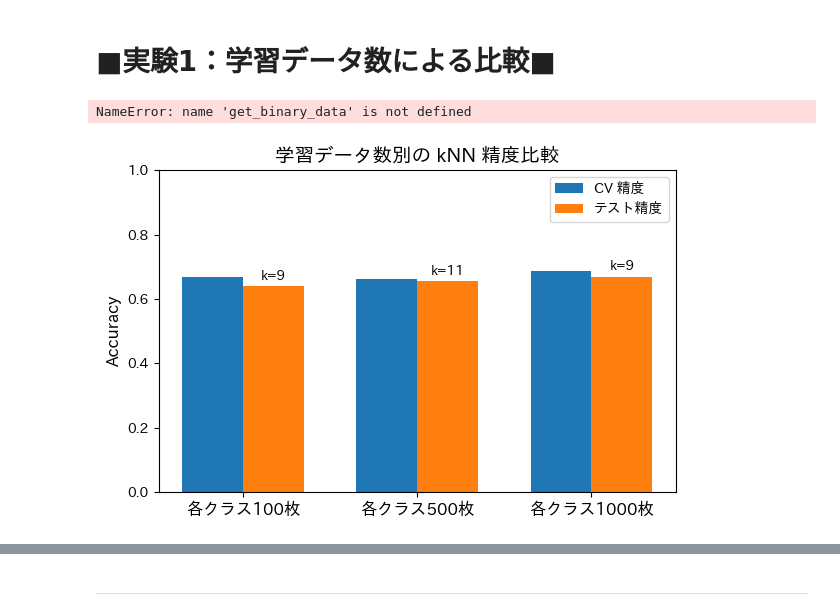
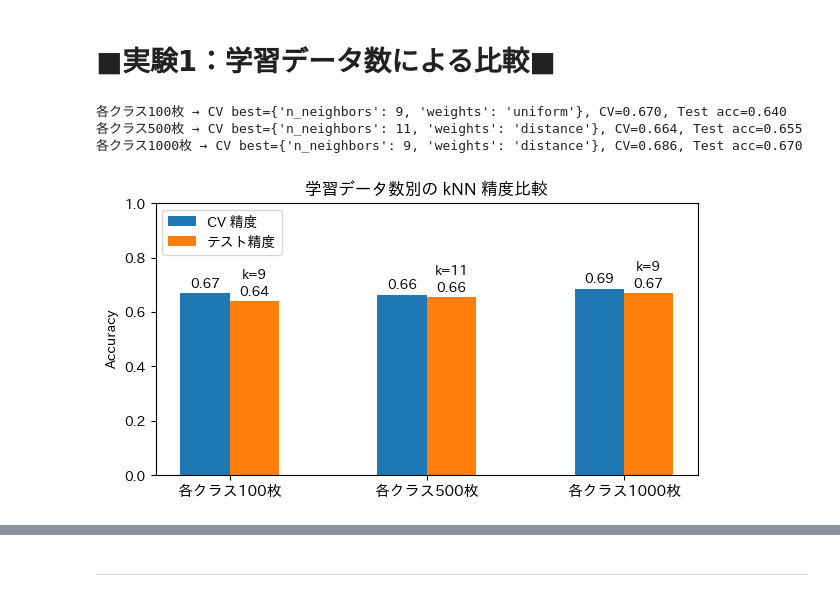
Before and after one commit to souldrive7/ECP, a Jupyter notebook: 教師あり学習課題‗村松先生.ipynb, the cells around one changed output, grey strips where cells are left out. Drawn from its saved outputs; the diff is of its cells as text; code cells hidden in the pictures.

```diff
--- a/教師あり学習課題‗村松先生.ipynb
+++ b/教師あり学習課題‗村松先生.ipynb
@@ -119,49 +168,53 @@ plt.legend(); plt.title("PCA 2D Projection"); plt.show()
 # %% [markdown]
 # ■実験1：学習データ数による比較■
 # %%
+# 実験1：学習データ数による比較
 for n in [100, 500, 1000]:
     Xb, yb, Xt, yt = get_binary_data(n_train_per_cls=n)
-    params, cv_score = optimize_knn(Xb.reshape(-1,3072), yb)
+    Xtr = Xb.reshape(-1,3072);  Xte = Xt.reshape(-1,3072)
+    params, cv_score = optimize_knn(Xtr, yb)
     acc = accuracy_score(yt, KNeighborsClassifier(**params)
-                         .fit(Xb.reshape(-1,3072),yb)
-                         .predict(Xt.reshape(-1,3072)))
-    print(f"各クラス{n}枚: CV best {params}, CV={cv_score:.3f}, Test acc={acc:.3f}")
+                         .fit(Xtr, yb).predict(Xte))
+    print(f"各クラス{n}枚 → CV best={params}, CV={cv_score:.3f}, Test acc={acc:.3f}")
 # %% [output]
-NameError: name 'get_binary_data' is not defined
+各クラス100枚 → CV best={'n_neighbors': 9, 'weights': 'uniform'}, CV=0.670, Test acc=0.640
+各クラス500枚 → CV best={'n_neighbors': 11, 'weights': 'distance'}, CV=0.664, Test acc=0.655
+各クラス1000枚 → CV best={'n_neighbors': 9, 'weights': 'distance'}, CV=0.686, Test acc=0.670
 # %%
-import numpy as np
-import matplotlib.pyplot as plt
+settings    = ['各クラス100枚', '各クラス500枚', '各クラス1000枚']
+cv_scores   = [0.670, 0.664, 0.686]
+test_scores = [0.640, 0.655, 0.670]
+best_ks     = [9, 11, 9]
 
-# 実験3の結果（手入力）
-settings    = ['各クラス100枚', '各クラス500枚', '各クラス1000枚']
-cv_scores   = [0.670,         0.664,          0.686]   # CV精度
-test_scores = [0.640,         0.655,          0.670]   # テスト精度
-best_ks     = [9,             11,             9]       # 最適 k
+x     = np.arange(len(settings))  # [0,1,2]
+width = 0.25
 
-# プロット準備
-x     = np.arange(len(settings))
-width = 0.35
-
-fig, ax = plt.subplots(figsize=(6,4))
+fig, ax = plt.subplots(figsize=(7,4))
 bars_cv   = ax.bar(x - width/2, cv_scores,   width, label='CV 精度')
 bars_test = ax.bar(x + width/2, test_scores, width, label='テスト精度')
 
-# k 値をアノテーション
-for idx, bar in enumerate(bars_test):
-    ax.text(bar.get_x() + bar.get_width()/2,
-            bar.get_height() + 0.01,
-            f'k={best_ks[idx]}',
-            ha='center', va='bottom', fontsize=10)
+# 数値ラベル
+ax.bar_label(bars_cv,   labels=[f"{v:.2f}" for v in cv_scores],   padding=2, fontsize=10)
+ax.bar_label(bars_test, labels=[f"{v:.2f}" for v in test_scores], padding=2, fontsize=10)
 
-# 軸・凡例設定
+for bar, k in zip(bars_test, best_ks):
+    y = bar.get_height()
+    ax.text(
+        bar.get_x() + bar.get_width()/2,
+        y + 0.07,
+        f"k={k}",
+        ha='center', va='bottom',
+        fontsize=10,
+        color='black'
+    )
+# 軸・凡例・レイアウト調整
 ax.set_xticks(x)
-ax.set_xticklabels(settings, fontsize=12)
+ax.set_xticklabels(settings, ha='center', fontsize=11)
+plt.subplots_adjust(bottom=0.2)
 ax.set_ylim(0, 1)
-ax.set_ylabel('Accuracy', fontsize=12)
-ax.set_title('学習データ数別の kNN 精度比較', fontsize=14)
-ax.legend()
-
-plt.tight_layout()
+ax.set_ylabel('Accuracy')
+ax.set_title('学習データ数別の kNN 精度比較')
+ax.legend(loc='upper left')
 plt.show()
 # %% [output]
-[figure, old version]
+[figure, new version]
```
Also changed, not shown: parts of 25 cells of this notebook.
